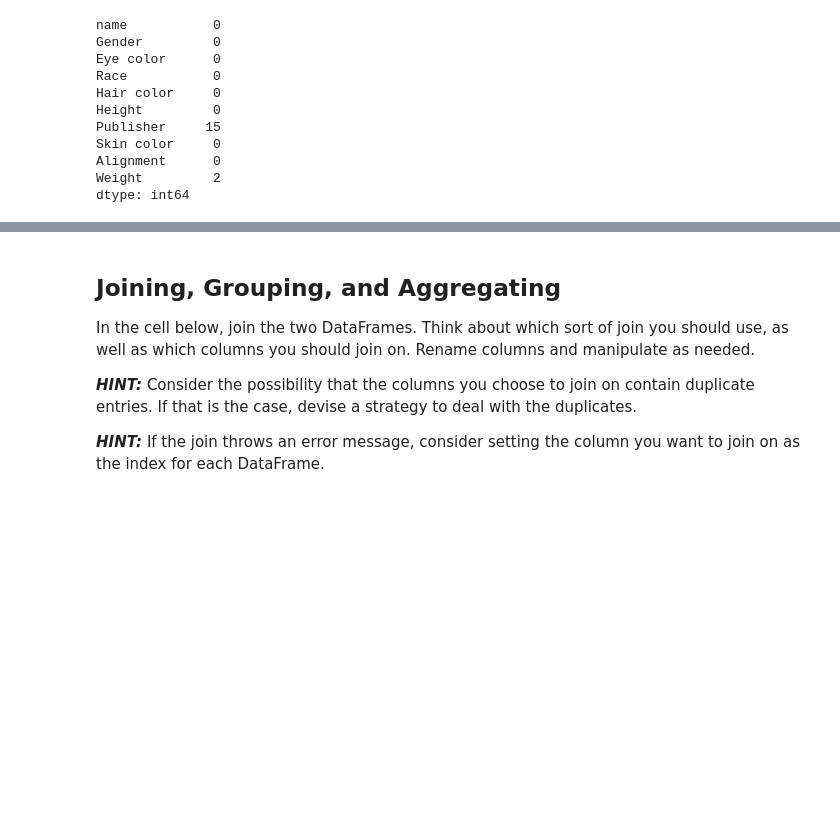
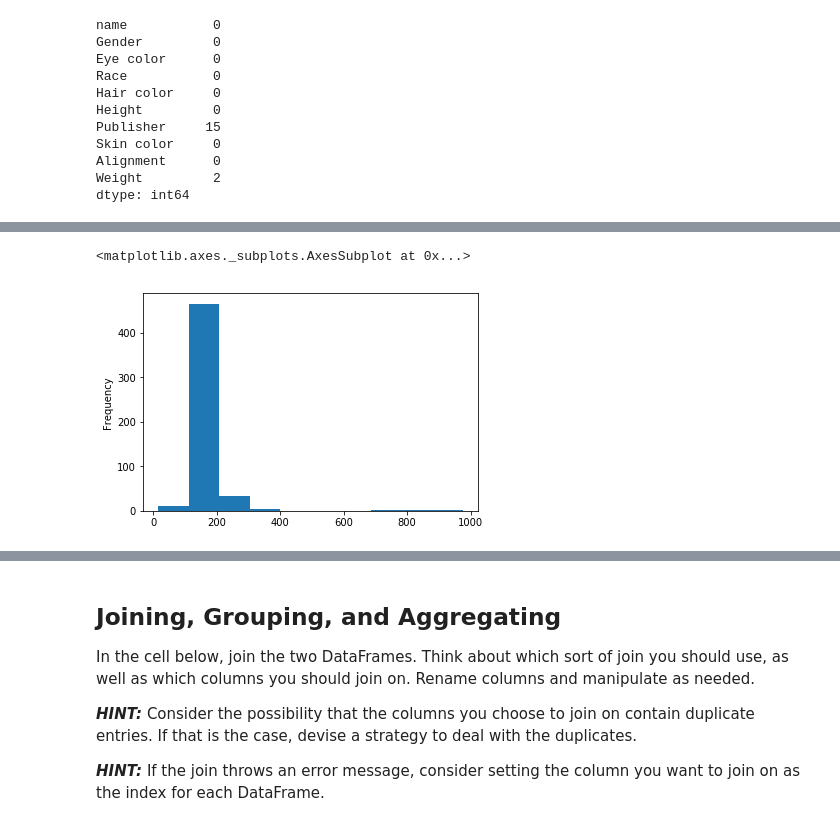
Before and after one commit to climatebrad/dsc-data-cleaning-project-dc-ds-100719, a Jupyter notebook: index-brad.ipynb, the cells around one changed output, grey strips where cells are left out. Drawn from its saved outputs; the diff is of its cells as text; code cells hidden in the pictures; blank space fills up the shorter version.

```diff
--- a/index-brad.ipynb
+++ b/index-brad.ipynb
@@ -246 +298,6 @@ heroes_df[heroes_df.Weight.isna()]
+# %%
+heroes_df.Height.plot.hist()
+# %% [output]
+<matplotlib.axes._subplots.AxesSubplot at 0x...>
+[figure, added]
 # %%
```
Also changed, not shown: parts of 9 cells of this notebook.
